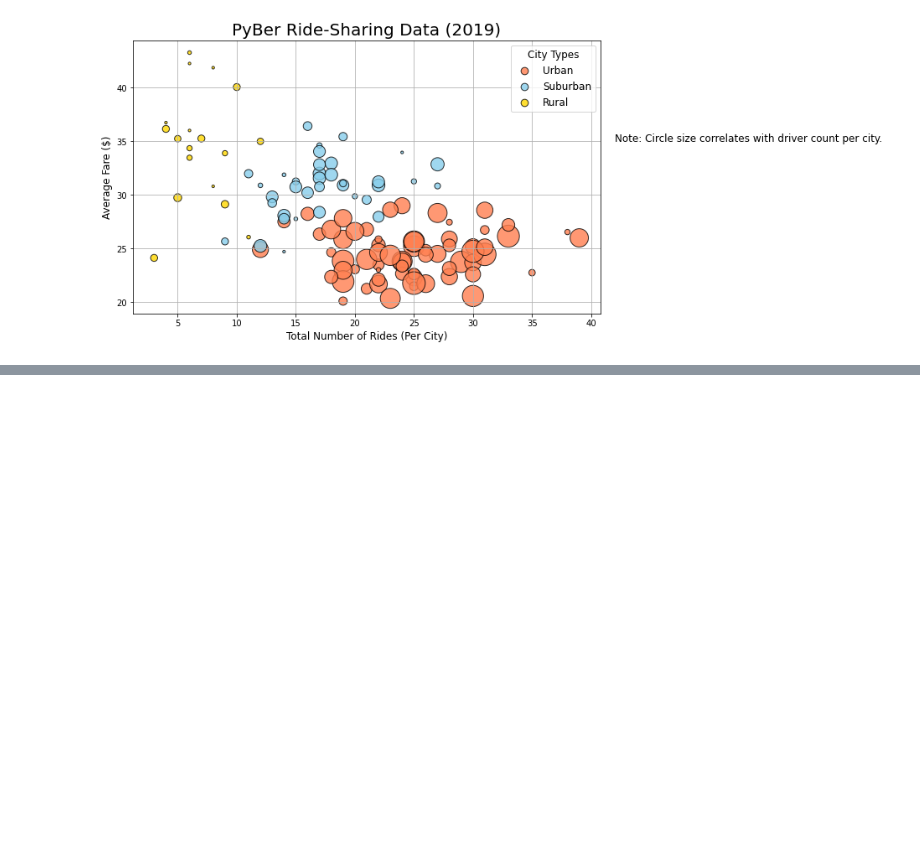
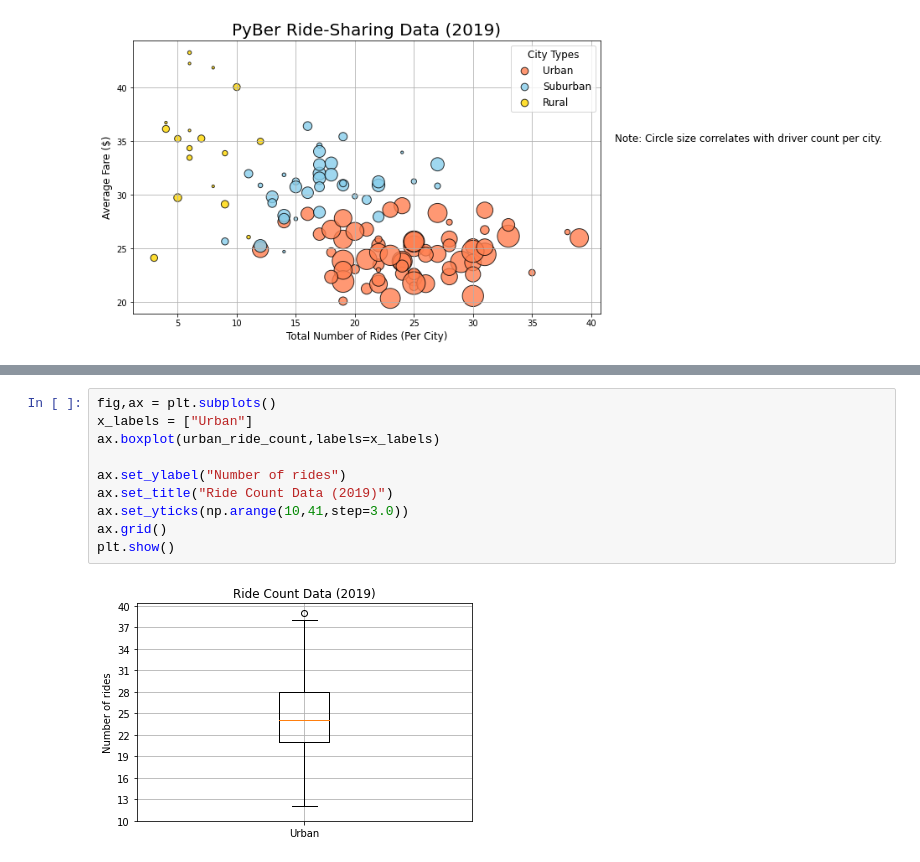
Before and after one commit to JLUT/PyBer_Analysis, a Jupyter notebook: PyBer.ipynb, the cells around one changed output, grey strips where cells are left out. Cells and saved outputs as stored; diff of their text form; blank space fills up the shorter version.

```diff
--- a/PyBer.ipynb
+++ b/PyBer.ipynb
@@ -320,0 +592,12 @@ plt.savefig("analysis/Fig1.png")
+# %%
+fig,ax = plt.subplots()
+x_labels = ["Urban"]
+ax.boxplot(urban_ride_count,labels=x_labels)
+
+ax.set_ylabel("Number of rides")
+ax.set_title("Ride Count Data (2019)")
+ax.set_yticks(np.arange(10,41,step=3.0))
+ax.grid()
+plt.show()
+# %% [output]
+[figure, added]
```
Also changed, not shown: parts of 38 cells of this notebook, 3 other files.
